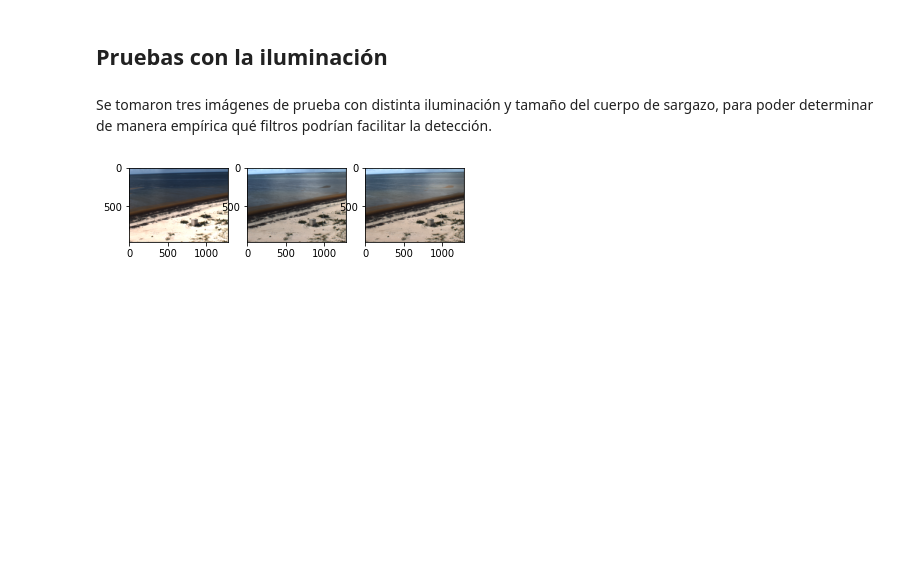
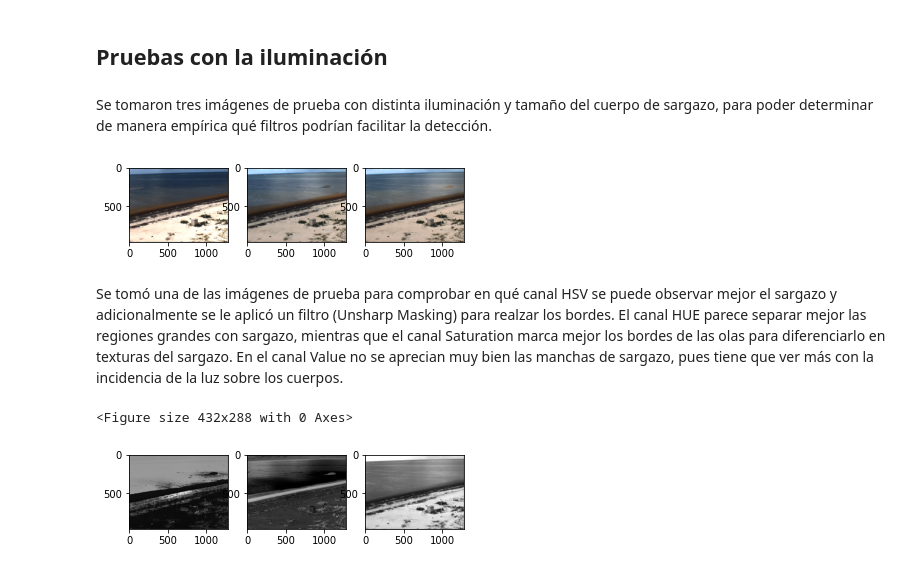
Before and after one commit to FranciscoAng/Proyecto_RP, a Jupyter notebook: Proyecto.ipynb, the cells around one changed output. Saved outputs shown, nothing was run; the diff lists cells and outputs as text; code cells hidden in the pictures; blank space fills up the shorter version.

```diff
--- a/Proyecto.ipynb
+++ b/Proyecto.ipynb
@@ -66,3 +69,18 @@ imges = ReadImg('Test/','Test',[1,2,3],'.png')
 showNImg(imges)
 # %% [output]
 [figure]
+# %% [markdown]
+Se tomó una de las imágenes de prueba para comprobar en qué canal HSV se puede observar mejor el sargazo y adicionalmente se le aplicó un filtro (Unsharp Masking) para realzar los bordes. El canal HUE parece separar mejor las regiones grandes con sargazo, mientras que el canal Saturation marca mejor los bordes de las olas para diferenciarlo en texturas del sargazo. En el canal Value no se aprecian muy bien las manchas de sargazo, pues tiene que ver más con la incidencia de la luz sobre los cuerpos.
+# %%
+#Se toma una imagen cualquiera
+testImg = np.array(imges[2])
+#Se le aplica Unsharp Masking a la imagen de prueba. Con multichanel en True se especifica que es una imagen de distintos canales, de otra forma aplica el filtro para cada canal
+testImg = unsharp_mask(testImg,radius=3,amount=0.1,multichannel=False)
+
+#Se muestra la imagen en escala de grises
+plt.gray()
+#Se muestra la imagen en sus tres canales por separado; Hue, Saturation, Value, respectivamente.
+showNImg([testImg[:,:,0],testImg[:,:,1],testImg[:,:,2]])
+# %% [output]
+<Figure size 432x288 with 0 Axes>
+[figure, added]
```
Also changed, not shown: parts of 34 cells of this notebook, 24 other files.
